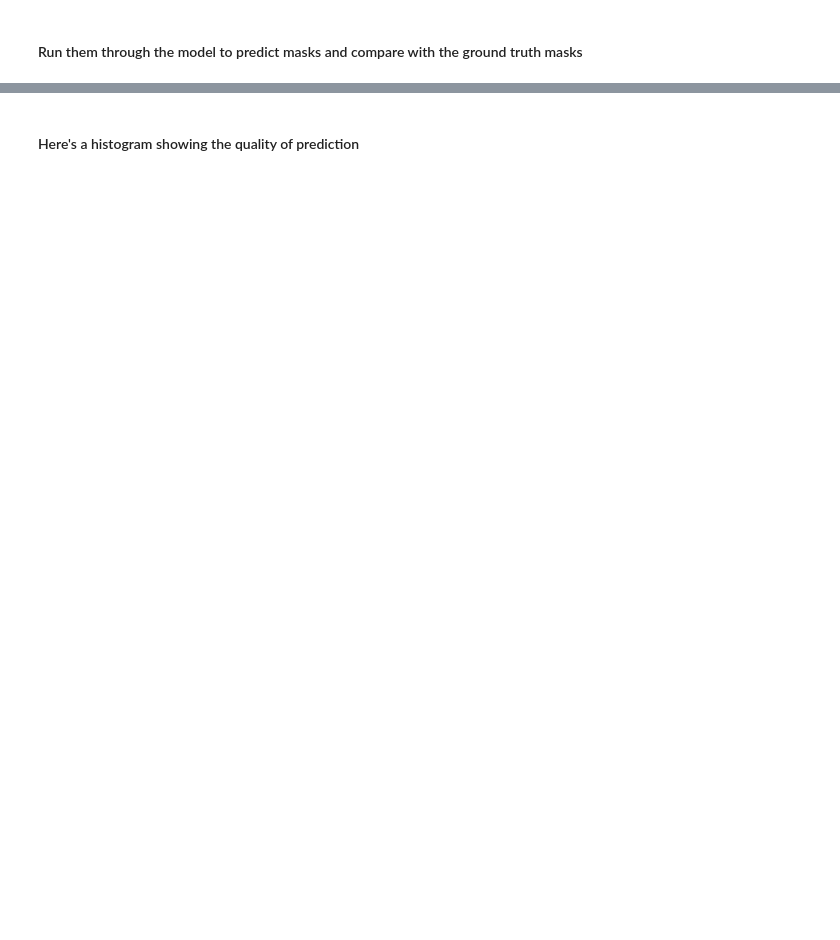
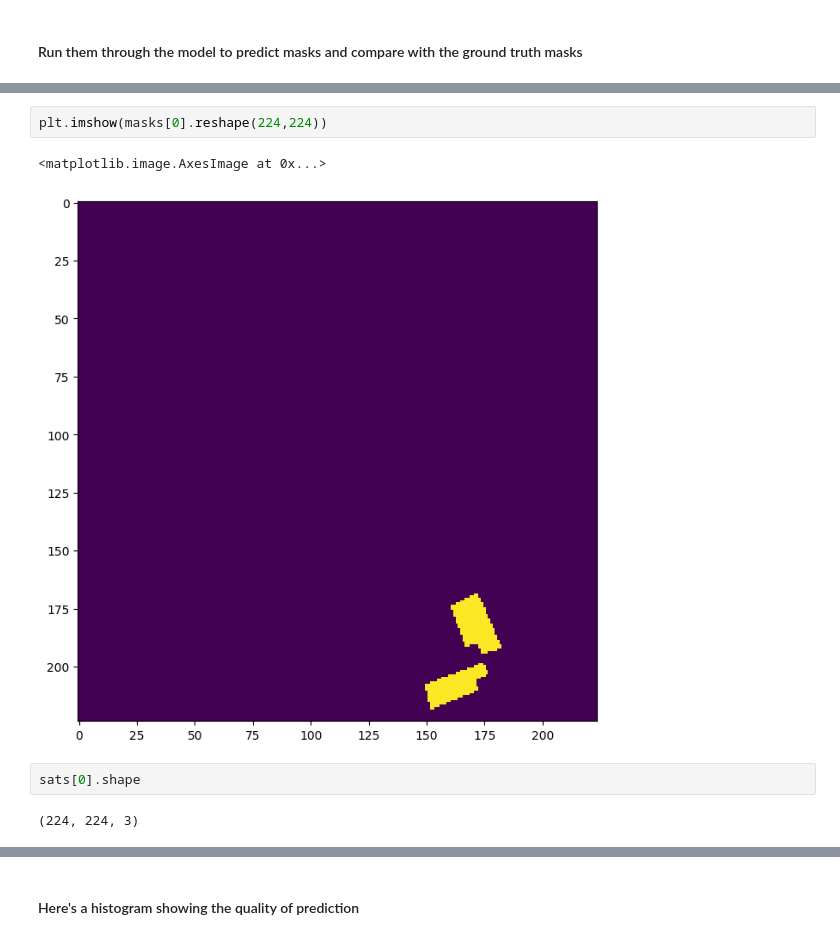
Before and after one commit to dldx/PV-detector, a Jupyter notebook: Validate the results.ipynb, the cells around one changed output, grey strips where cells are left out. Cells and saved outputs as stored; diff of their text form; blank space fills up the shorter version.

```diff
--- a/Validate the results.ipynb
+++ b/Validate the results.ipynb
@@ -87,0 +131,9 @@ test_data = get_image_data(N_TILES, True, image_folder=TEST_IMAGE_FOLDER)
+# %%
+plt.imshow(masks[0].reshape(224,224))
+# %% [output]
+<matplotlib.image.AxesImage at 0x...>
+[figure, added]
+# %%
+sats[0].shape
+# %% [output]
+(224, 224, 3)
```
Also changed, not shown: parts of 17 cells of this notebook, 2 other files.
